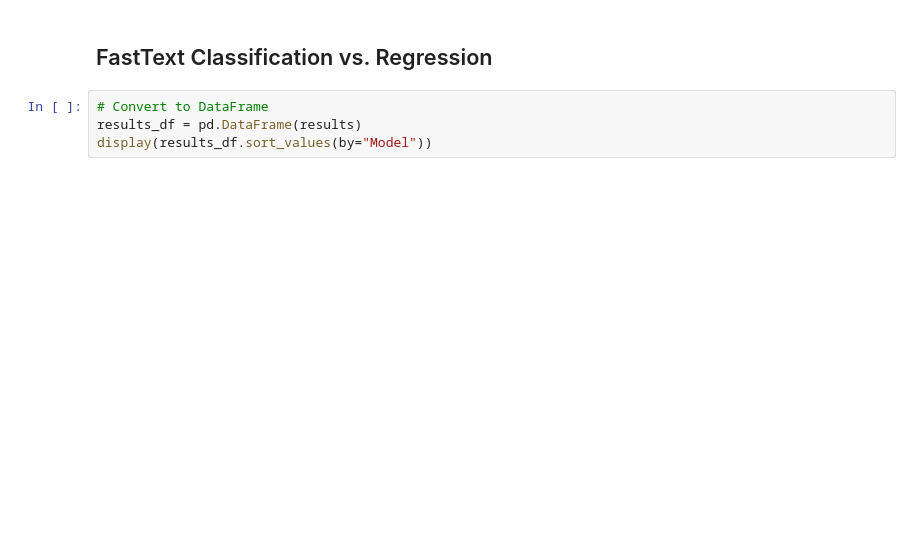
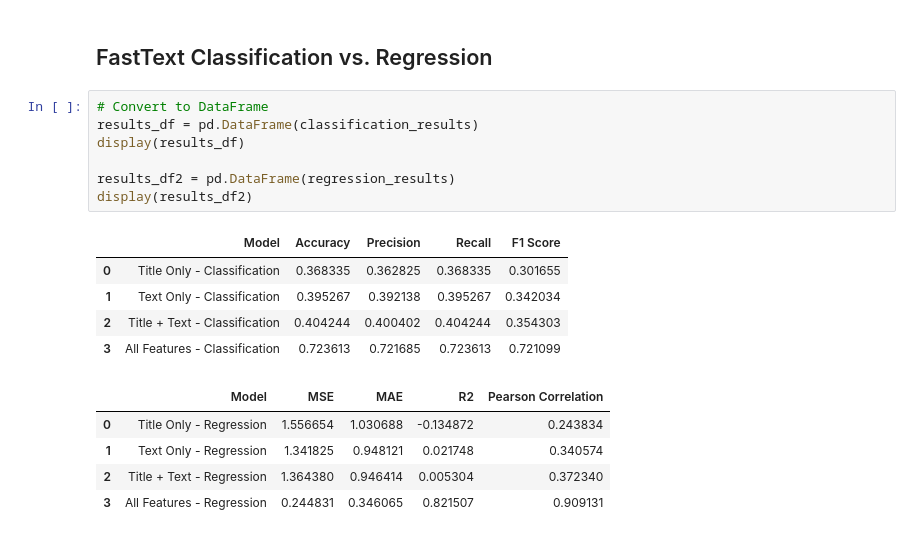
Before and after one commit to Eluminix/AI-Lab, a Jupyter notebook: 2.2 Word Embeddings Multilingual Classification Regression.ipynb, the cells around one changed output. Saved outputs shown, nothing was run; the diff lists cells and outputs as text; blank space fills up the shorter version.

Commit message:
add pearson correlation

```diff
--- a/2.2 Word Embeddings Multilingual Classification Regression.ipynb
+++ b/2.2 Word Embeddings Multilingual Classification Regression.ipynb
@@ -245,5 +533,19 @@ results.append(run_regression(df, extract_features_lang_aware(extract_all_featur
 ## FastText Classification vs. Regression
 # %%
 # Convert to DataFrame
-results_df = pd.DataFrame(results)
-display(results_df.sort_values(by="Model"))
+results_df = pd.DataFrame(classification_results)
+display(results_df)
+
+results_df2 = pd.DataFrame(regression_results)
+display(results_df2)
+# %% [output]
+|  | Model | Accuracy | Precision | Recall | F1 Score |
+| 0 | Title Only - Classification | 0.368335 | 0.362825 | 0.368335 | 0.301655 |
+| 1 | Text Only - Classification | 0.395267 | 0.392138 | 0.395267 | 0.342034 |
+| 2 | Title + Text - Classification | 0.404244 | 0.400402 | 0.404244 | 0.354303 |
+| 3 | All Features - Classification | 0.723613 | 0.721685 | 0.723613 | 0.721099 |
+|  | Model | MSE | MAE | R2 | Pearson Correlation |
+| 0 | Title Only - Regression | 1.556654 | 1.030688 | -0.134872 | 0.243834 |
+| 1 | Text Only - Regression | 1.341825 | 0.948121 | 0.021748 | 0.340574 |
+| 2 | Title + Text - Regression | 1.364380 | 0.946414 | 0.005304 | 0.372340 |
+| 3 | All Features - Regression | 0.244831 | 0.346065 | 0.821507 | 0.909131 |
```
Also changed, not shown: parts of 7 cells of this notebook, 1 other file.
